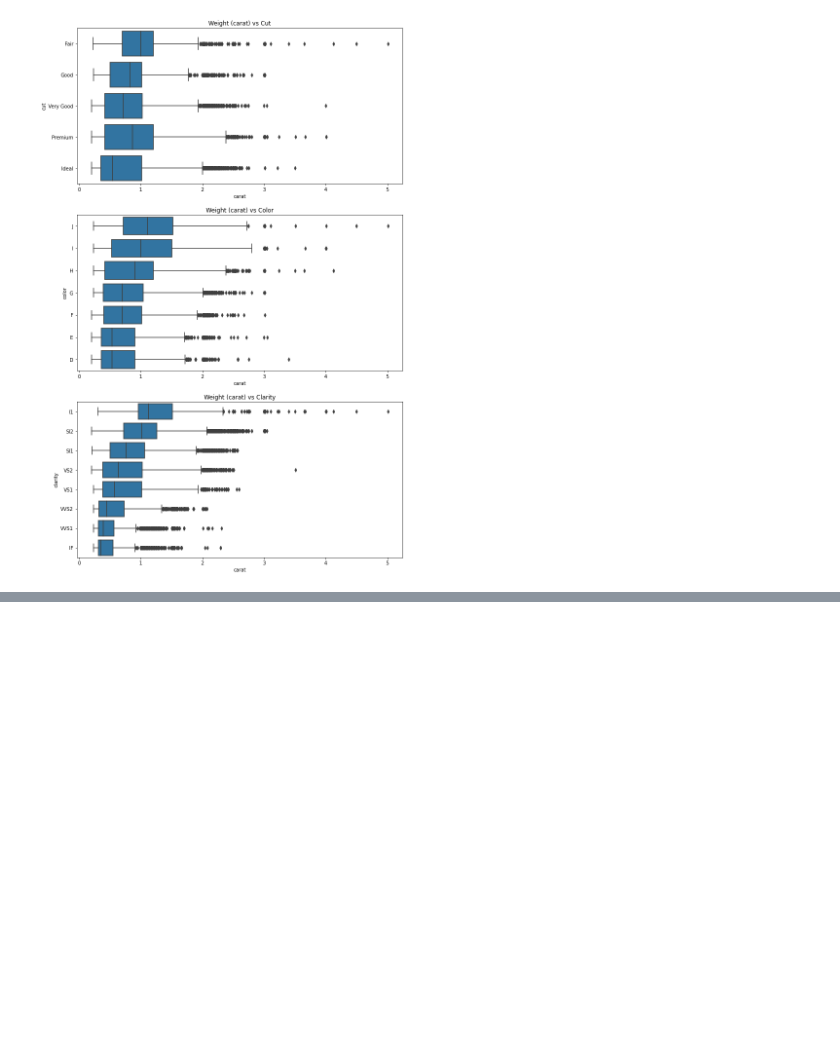
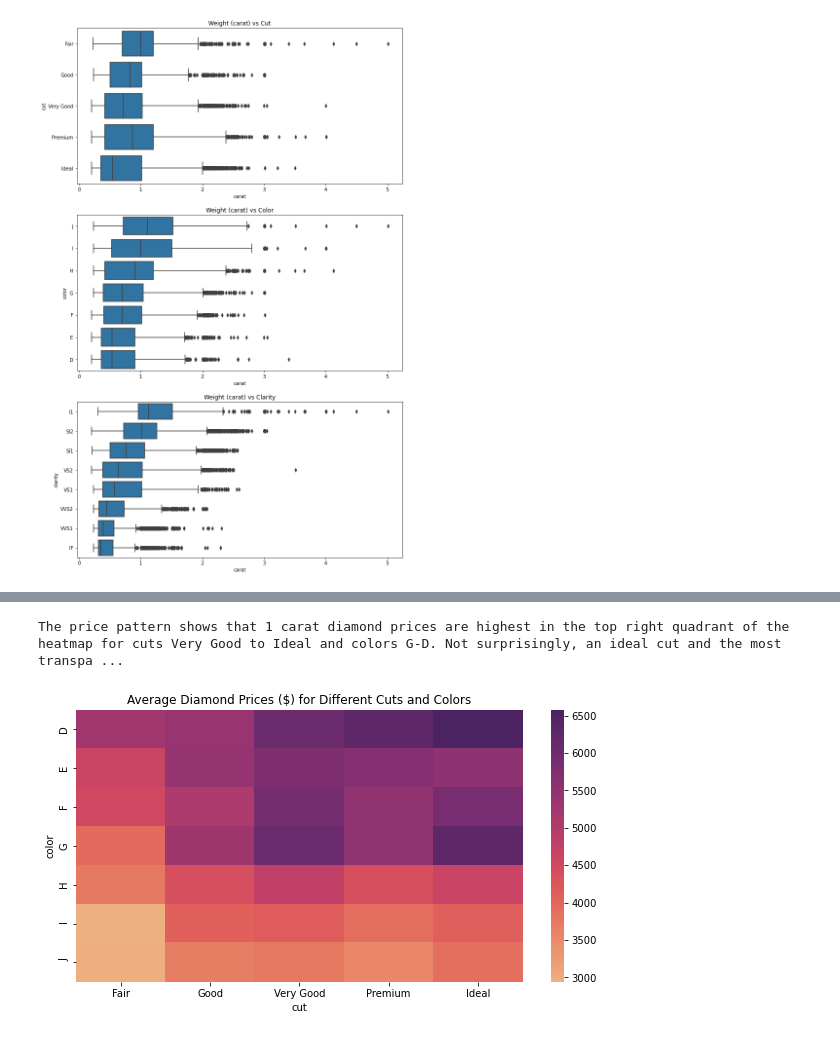
Before and after one commit to KarinWiberg/uc_dataanalyst_visualization_diamonds_case_study, a Jupyter notebook: diamonds-case-study.ipynb, the cells around one changed output, grey strips where cells are left out. Saved outputs shown, nothing was run; the diff lists cells and outputs as text; code cells hidden in the pictures; blank space fills up the shorter version.

```diff
--- a/diamonds-case-study.ipynb
+++ b/diamonds-case-study.ipynb
@@ -437,0 +557,30 @@ The findings explains pattern, diamonds with higher quality are often smaller in
+# %%
+# diamonds_sub = diamonds[(diamonds.carat >= 0.5) & (diamonds.carat < 1.5)]
+diamonds_sub = diamonds[diamonds.carat == 1.0]
+
+# Use group_by() and size() to get the number of cars and each combination of the two variable levels as a pandas Series
+mean_price_categories = diamonds_sub.groupby(['cut', 'color']).mean()['price']
+
+# Use Series.reset_index() to convert a series into a dataframe object
+mean_price_categories = mean_price_categories.reset_index(name='price_mean')
+
+# Use DataFrame.pivot() to rearrange the data, to have color on rows
+mean_price_categories = mean_price_categories.pivot(index = 'color', columns = 'cut', values = 'price_mean')
+
+# Make praoce average an int
+mean_price_categories = mean_price_categories.astype('int')
+
+# sort color
+mean_price_categories.sort_values(by = 'color', ascending = False, inplace = True)
+# %%
+# Plot the heatmap
+plt.figure(figsize = (10,5))
+sb.heatmap(mean_price_categories, cmap = 'flare');
+plt.title('Average Diamond Prices ($) for Different Cuts and Colors');
+
+# text = 'Ideal and premium cut in combination with G color yields the highest diamond prices.'
+text = 'The price pattern shows that 1 carat diamond prices are highest in the top right quadrant of the heatmap for cuts Very Good to Ideal and colors G-D. Not surprisingly, an ideal cut and the most transparent color (D) yields the highest price.'
+print(text)
+# %% [output]
+The price pattern shows that 1 carat diamond prices are highest in the top right quadrant of the heatmap for cuts Very Good to Ideal and colors G-D. Not surprisingly, an ideal cut and the most transpa ...
+[figure, added]
```
Also changed, not shown: parts of 18 cells of this notebook.
